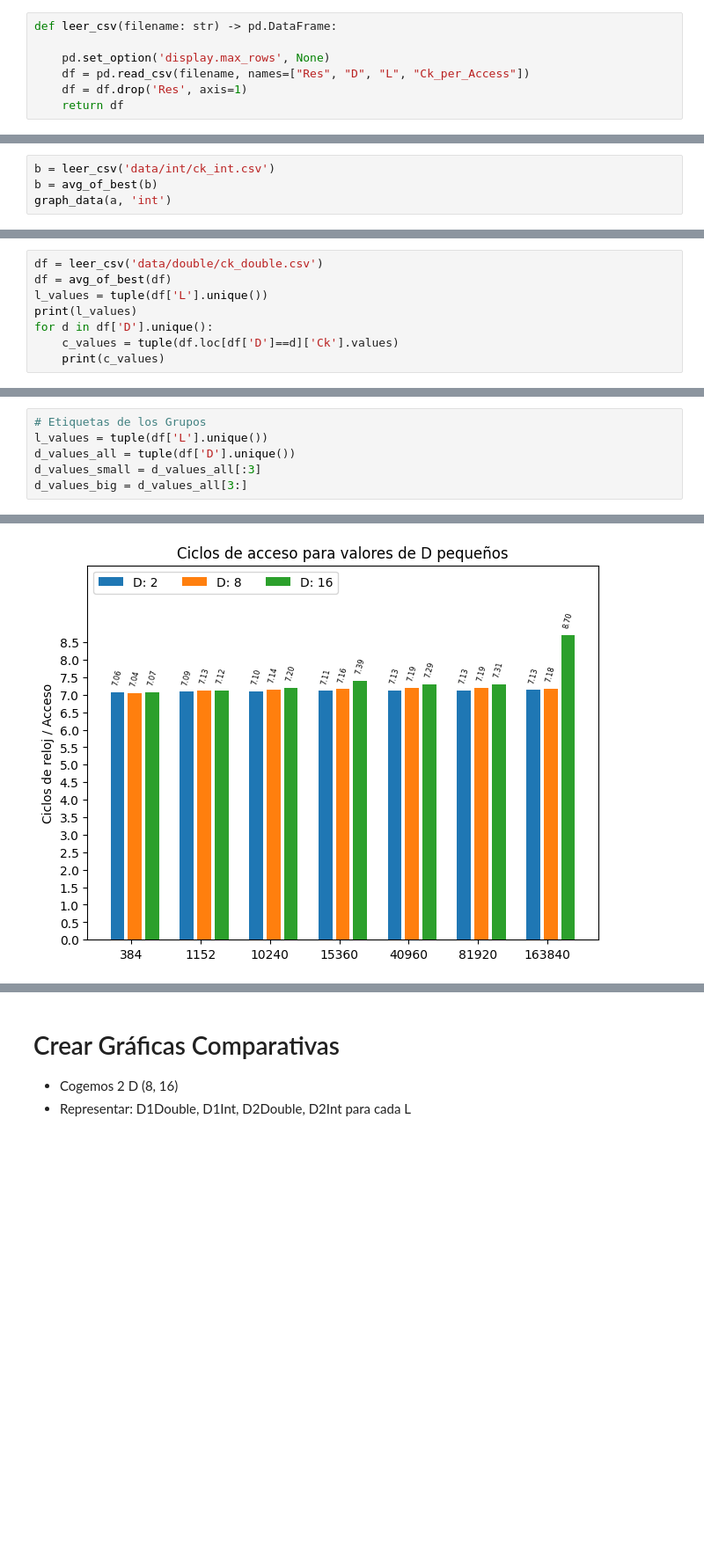
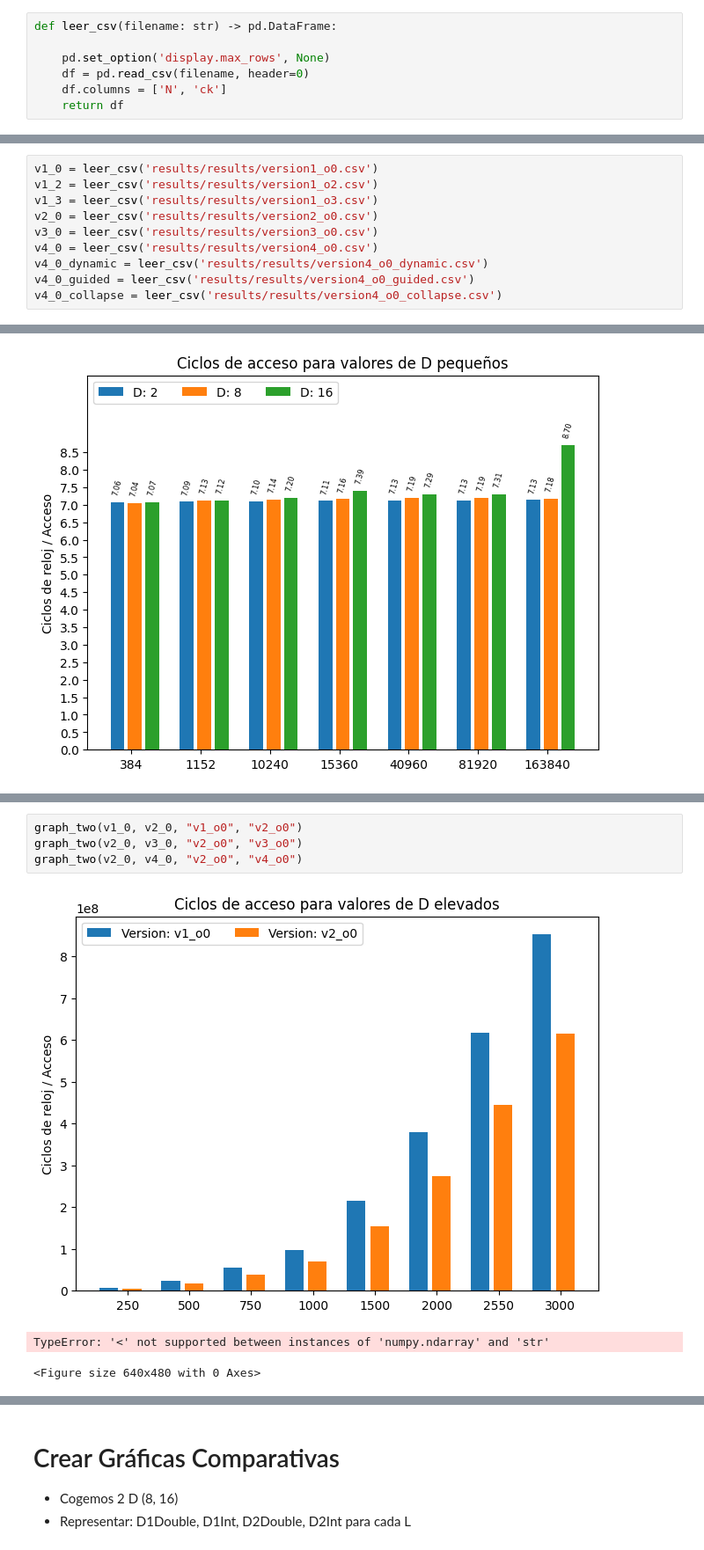
Before and after one commit to chrisgzlez/ArqComp, a Jupyter notebook: Practica_02/ClockSpeed.ipynb, the cells around one changed output, grey strips where cells are left out. Shown at 88% size. Saved outputs shown, nothing was run; the diff lists cells and outputs as text; blank space fills up the shorter version.

```diff
--- a/Practica_02/ClockSpeed.ipynb
+++ b/Practica_02/ClockSpeed.ipynb
@@ -13,8 +13,8 @@ import matplotlib.pyplot as plt
 def leer_csv(filename: str) -> pd.DataFrame:
 
     pd.set_option('display.max_rows', None)
-    df = pd.read_csv(filename, names=["Res", "D", "L", "Ck_per_Access"])
-    df = df.drop('Res', axis=1)
+    df = pd.read_csv(filename, header=0)
+    df.columns = ['N', 'ck']
     return df
 # %%
 
@@ -55,4 +51,10 @@ graph_data(a, 'double')
 # %%
-b = leer_csv('data/int/ck_int.csv')
-b = avg_of_best(b)
-graph_data(a, 'int')
+v1_0 = leer_csv('results/results/version1_o0.csv')
+v1_2 = leer_csv('results/results/version1_o2.csv')
+v1_3 = leer_csv('results/results/version1_o3.csv')
+v2_0 = leer_csv('results/results/version2_o0.csv')
+v3_0 = leer_csv('results/results/version3_o0.csv')
+v4_0 = leer_csv('results/results/version4_o0.csv')
+v4_0_dynamic = leer_csv('results/results/version4_o0_dynamic.csv')
+v4_0_guided = leer_csv('results/results/version4_o0_guided.csv')
+v4_0_collapse = leer_csv('results/results/version4_o0_collapse.csv')
@@ -72,10 +89,2 @@ graph_data(a, 'no_index')
 
 }
-# %%
-df = leer_csv('data/double/ck_double.csv')
-df = avg_of_best(df)
-l_values = tuple(df['L'].unique())
-print(l_values)
-for d in df['D'].unique():
-    c_values = tuple(df.loc[df['D']==d]['Ck'].values)
-    print(c_values)
@@ -89,9 +91,3 @@ for d in df['D'].unique():
-# %%
-# Etiquetas de los Grupos
-l_values = tuple(df['L'].unique())
-d_values_all = tuple(df['D'].unique())
-d_values_small = d_values_all[:3]
-d_values_big = d_values_all[3:]
 # %%
 # the label locations
 x = np.arange(len(l_values))
@@ -191,0 +220,8 @@ plt.savefig(f'data/double/graphs/graph_double_bigD.png')
+# %%
+graph_two(v1_0, v2_0, "v1_o0", "v2_o0")
+graph_two(v2_0, v3_0, "v2_o0", "v3_o0")
+graph_two(v2_0, v4_0, "v2_o0", "v4_o0")
+# %% [output]
+[figure, added]
+TypeError: '<' not supported between instances of 'numpy.ndarray' and 'str'
+<Figure size 640x480 with 0 Axes>
```
Also changed, not shown: parts of 10 cells of this notebook, 1 other file.
